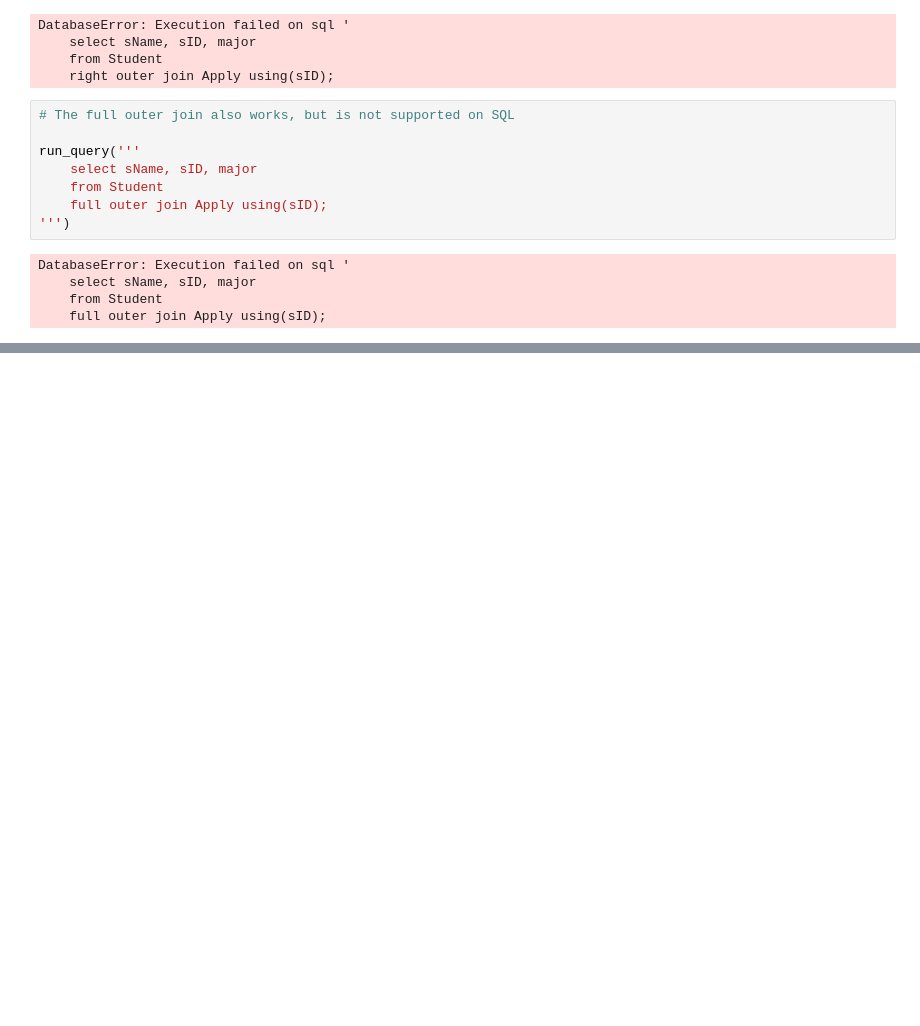
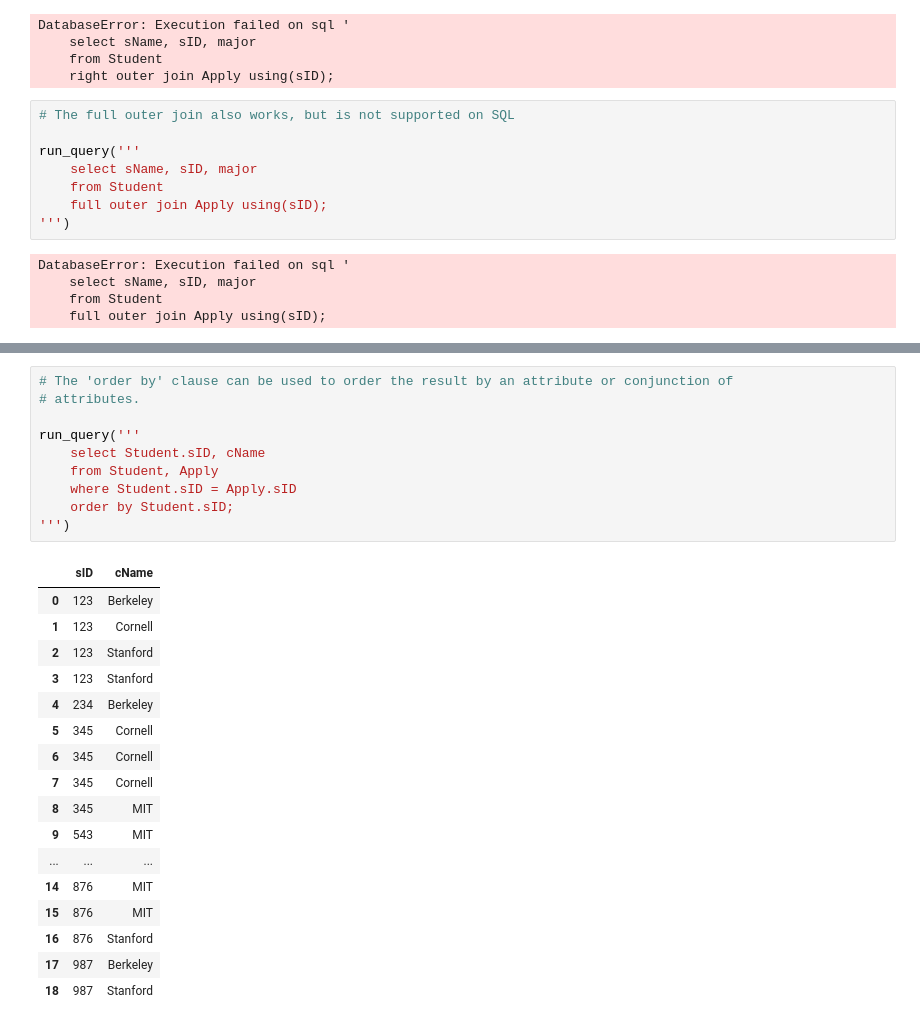
Before and after one commit to OniSlayer/standford_sql_notes, a Jupyter notebook: stanford_sql_notes.ipynb, the cells around one changed output, grey strips where cells are left out. Saved outputs shown, nothing was run; the diff lists cells and outputs as text; blank space fills up the shorter version.

```diff
--- a/stanford_sql_notes.ipynb
+++ b/stanford_sql_notes.ipynb
@@ -764,0 +867,28 @@ DatabaseError: Execution failed on sql '
+# %%
+# The 'order by' clause can be used to order the result by an attribute or conjunction of
+# attributes.
+
+run_query('''
+    select Student.sID, cName
+    from Student, Apply
+    where Student.sID = Apply.sID
+    order by Student.sID;
+''')
+# %% [output]
+|  | sID | cName |
+| 0 | 123 | Berkeley |
+| 1 | 123 | Cornell |
+| 2 | 123 | Stanford |
+| 3 | 123 | Stanford |
+| 4 | 234 | Berkeley |
+| 5 | 345 | Cornell |
+| 6 | 345 | Cornell |
+| 7 | 345 | Cornell |
+| 8 | 345 | MIT |
+| 9 | 543 | MIT |
+| ... | ... | ... |
+| 14 | 876 | MIT |
+| 15 | 876 | MIT |
+| 16 | 876 | Stanford |
+| 17 | 987 | Berkeley |
+| 18 | 987 | Stanford |
```
Also changed, not shown: parts of 12 cells of this notebook, 1 other file.
